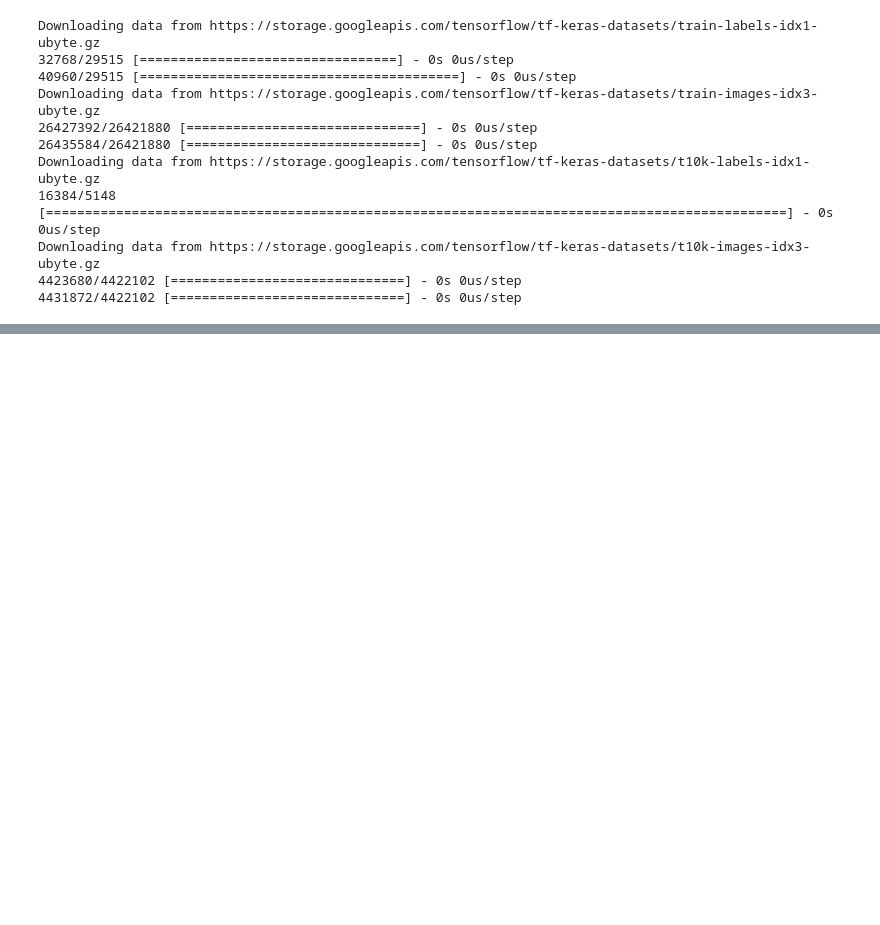
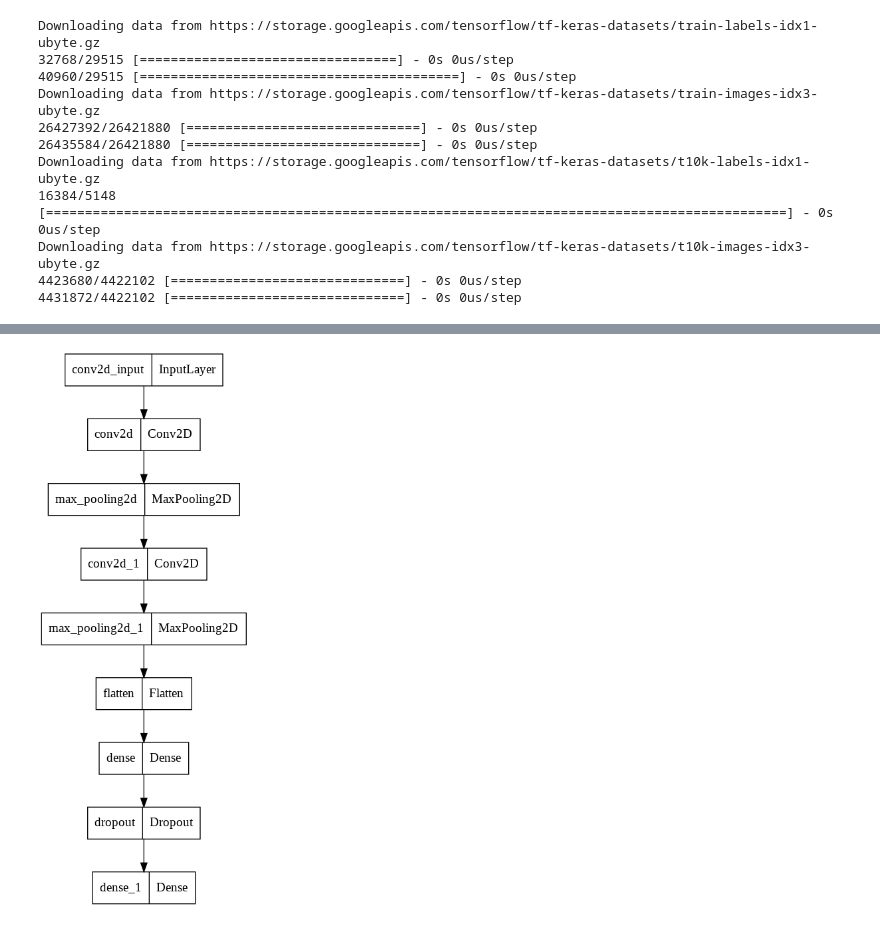
Before and after one commit to ohhongseok/ML-DeepLearning, a Jupyter notebook: 8/8-2/합성곱_신경망을_사용한_이미지_분류.ipynb, the cells around one changed output, grey strips where cells are left out. Drawn from its saved outputs; the diff is of its cells as text; code cells hidden in the pictures; blank space fills up the shorter version.

```diff
--- a/8/8-2/합성곱_신경망을_사용한_이미지_분류.ipynb
+++ b/8/8-2/합성곱_신경망을_사용한_이미지_분류.ipynb
@@ -36,0 +45,7 @@ Downloading data from https://storage.googleapis.com/tensorflow/tf-keras-dataset
+# %%
+# 합성곱 신경망 객체 선언
+model = keras.Sequential()
+# add를 활용하여 층을 하나씩 추가할 수 있음
+# 이 예제에서는 한개의 층 넣기
+model.add(keras.layers.Conv2D(32, kernel_size=3, activation='relu',
+                              padding='same', input_shape=(28,28,1)))
@@ -36,0 +56,17 @@ Downloading data from https://storage.googleapis.com/tensorflow/tf-keras-dataset
+# %%
+model.add(keras.layers.MaxPooling2D(2)) # 특성맵의 크기는 절반으로 줄어듦
+# 생성되는 특성맵의 크기는 (14,14,32)
+# %%
+# 두번째 합성곱-풀링층 추가
+# 첫번째와 동일하지만, 필터의 개수가 64개로 늘어남
+model.add(keras.layers.Conv2D(64, kernel_size=(3,3), activation='relu',
+                              padding='same'))
+model.add(keras.layers.MaxPooling2D(2))
+
+# 최종적으로 생성되는 특성맵의 크기는 (7,7,64)
+# %%
+# 확률 계산을 위해 밀집 은닉층과 밀집층(softmax) 생성
+model.add(keras.layers.Flatten())
+model.add(keras.layers.Dense(100, activation='relu'))
+model.add(keras.layers.Dropout(0.4))
+model.add(keras.layers.Dense(10, activation='softmax'))
@@ -36,0 +94,5 @@ Downloading data from https://storage.googleapis.com/tensorflow/tf-keras-dataset
+# %%
+# summary 말고 그림으로 확인해보기
+keras.utils.plot_model(model)
+# %% [output]
+[figure, added]
```
Also changed, not shown: parts of 13 cells of this notebook.
